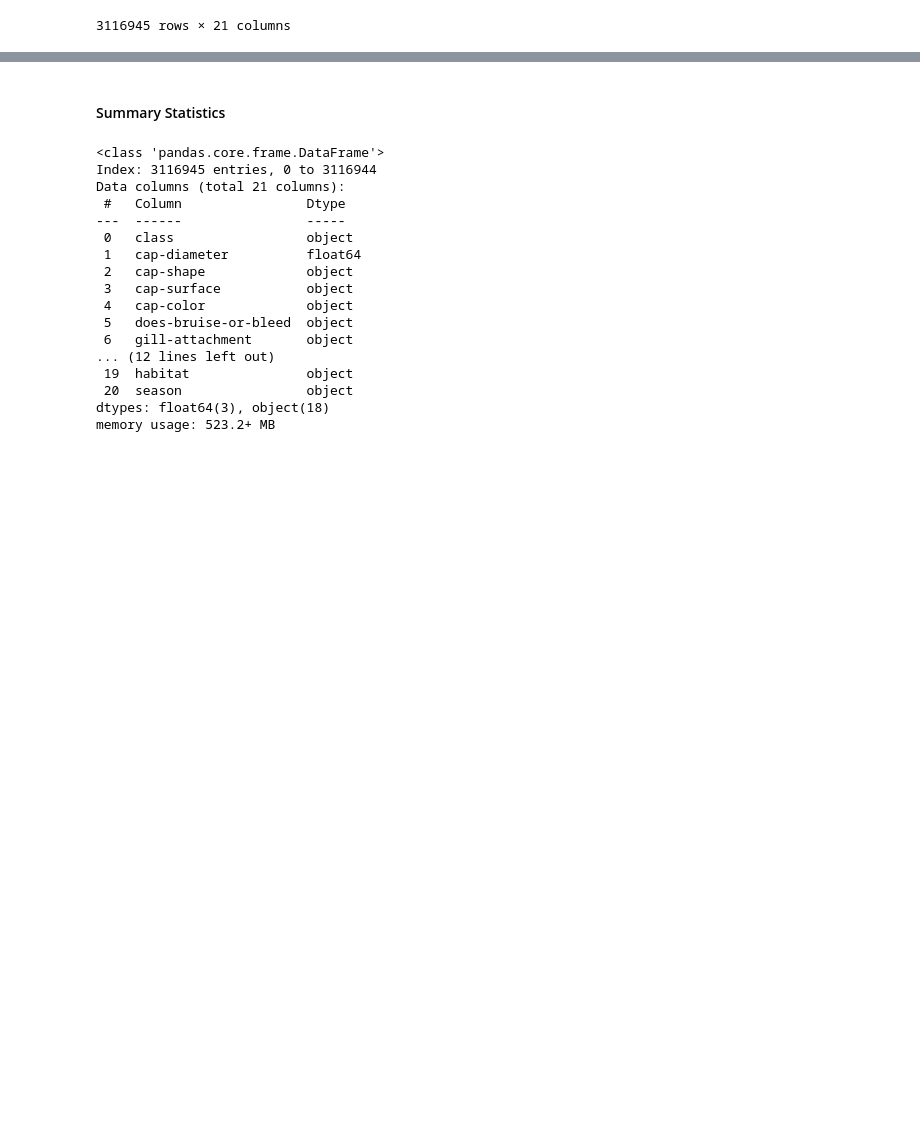
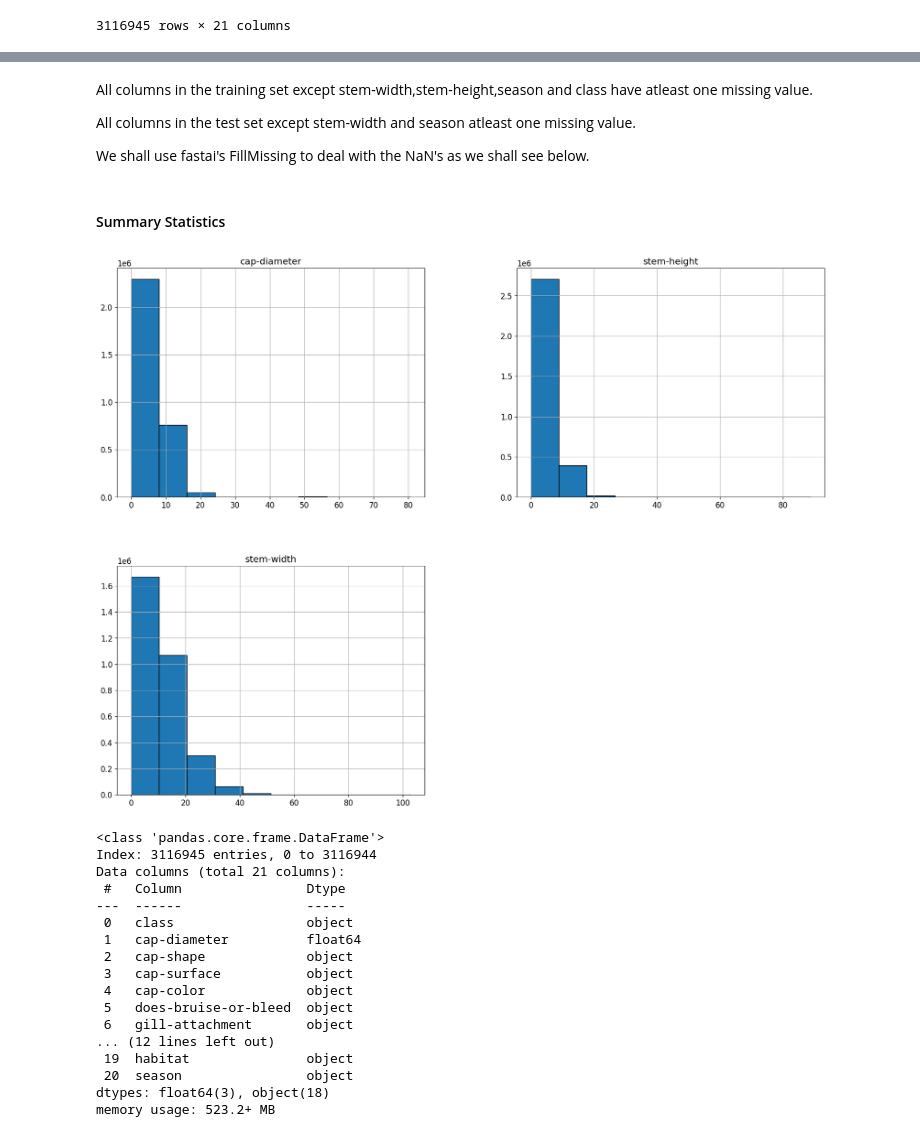
Before and after one commit to rubanzasilva/poisonous_mushrooms_classification, a Jupyter notebook: fastai_gradient_boosting.ipynb, the cells around one changed output, grey strips where cells are left out. Saved outputs shown, nothing was run; the diff lists cells and outputs as text; code cells hidden in the pictures; blank space fills up the shorter version.

```diff
--- a/fastai_gradient_boosting.ipynb
+++ b/fastai_gradient_boosting.ipynb
@@ -264,5 +316,15 @@ train_df
+# %% [markdown]
+All columns in the training set except stem-width,stem-height,season and class have atleast one missing value.
+
+All columns in the test set except stem-width and season atleast one missing value.
+
+We shall use fastai's FillMissing to deal with the NaN's as we shall see below.
 # %% [markdown]
 #### Summary Statistics
+# %%
+train_df.hist(figsize=(20,15),edgecolor='black');
+# %% [output]
+[figure, added]
 # %%
 train_df.info()
 # %% [output]
```
Also changed, not shown: parts of 79 cells of this notebook.
